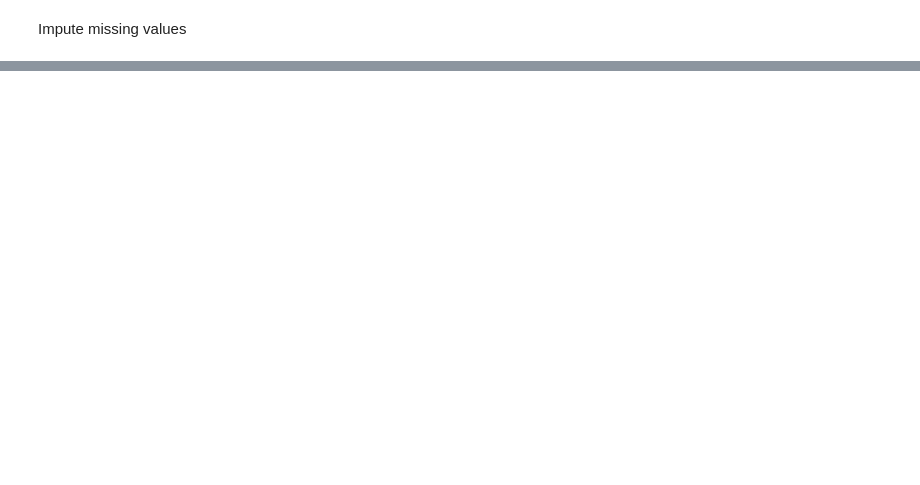
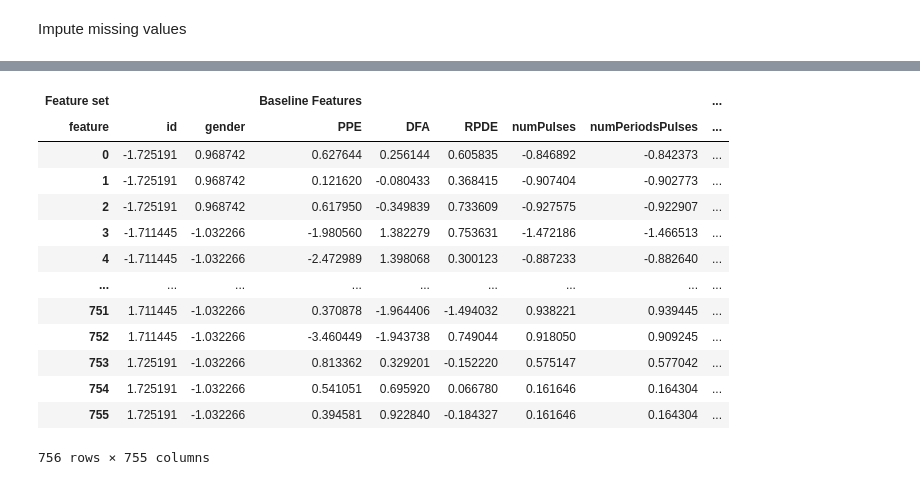
Before and after one commit to Selethe/MSB1015-Scientific-Programming-Project, a Jupyter notebook: test.ipynb, the cells around one changed output, grey strips where cells are left out. Cells and saved outputs as stored; diff of their text form; code cells hidden in the pictures; blank space fills up the shorter version.

```diff
--- a/test.ipynb
+++ b/test.ipynb
@@ -393,0 +448,25 @@ Impute  missing values
+# %%
+index = pd.MultiIndex.from_tuples(columns, names=["Feature set", "feature"])
+
+#Scale the data
+scaler = StandardScaler()
+df_scaled = scaler.fit_transform(speech)
+
+# Convert the scaled data back to a DataFrame with the original MultiIndex
+df_scaled = pd.DataFrame(df_scaled, columns=index)
+df_scaled
+# %% [output]
+| Feature set |  |  | Baseline Features |  |  |  |  | ... |
+| feature | id | gender | PPE | DFA | RPDE | numPulses | numPeriodsPulses | ... |
+| 0 | -1.725191 | 0.968742 | 0.627644 | 0.256144 | 0.605835 | -0.846892 | -0.842373 | ... |
+| 1 | -1.725191 | 0.968742 | 0.121620 | -0.080433 | 0.368415 | -0.907404 | -0.902773 | ... |
+| 2 | -1.725191 | 0.968742 | 0.617950 | -0.349839 | 0.733609 | -0.927575 | -0.922907 | ... |
+| 3 | -1.711445 | -1.032266 | -1.980560 | 1.382279 | 0.753631 | -1.472186 | -1.466513 | ... |
+| 4 | -1.711445 | -1.032266 | -2.472989 | 1.398068 | 0.300123 | -0.887233 | -0.882640 | ... |
+| ... | ... | ... | ... | ... | ... | ... | ... | ... |
+| 751 | 1.711445 | -1.032266 | 0.370878 | -1.964406 | -1.494032 | 0.938221 | 0.939445 | ... |
+| 752 | 1.711445 | -1.032266 | -3.460449 | -1.943738 | 0.749044 | 0.918050 | 0.909245 | ... |
+| 753 | 1.725191 | -1.032266 | 0.813362 | 0.329201 | -0.152220 | 0.575147 | 0.577042 | ... |
+| 754 | 1.725191 | -1.032266 | 0.541051 | 0.695920 | 0.066780 | 0.161646 | 0.164304 | ... |
+| 755 | 1.725191 | -1.032266 | 0.394581 | 0.922840 | -0.184327 | 0.161646 | 0.164304 | ... |
+756 rows × 755 columns
```
Also changed, not shown: parts of 5 cells of this notebook.
